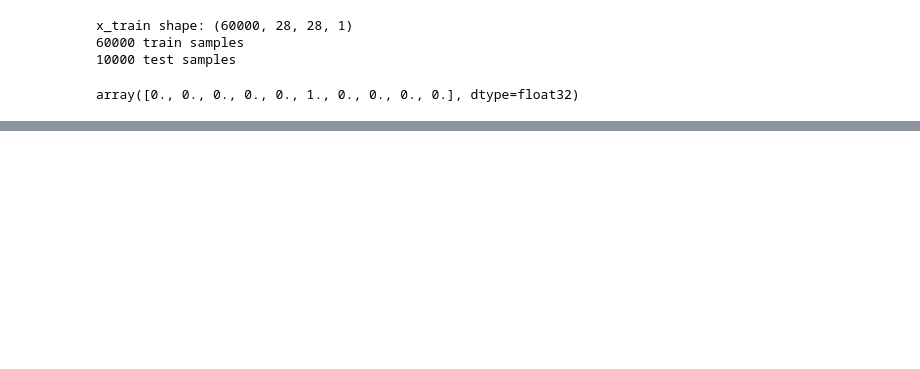
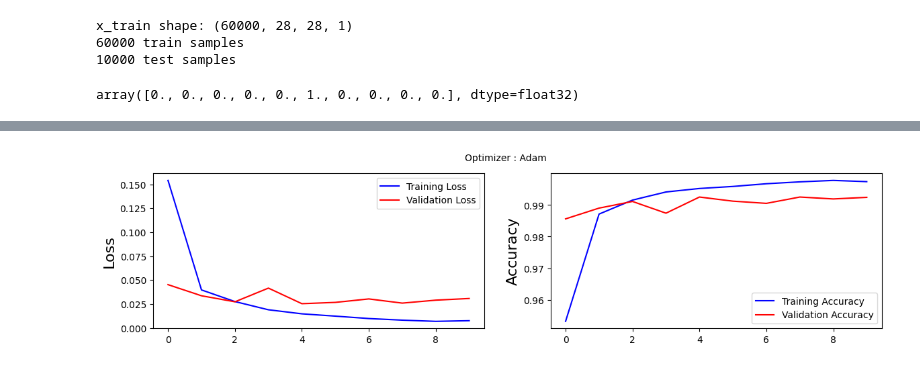
Before and after one commit to mohanrajmit/DL-Training, a Jupyter notebook: MNIST_keras_CNN.ipynb, the cells around one changed output, grey strips where cells are left out. Saved outputs shown, nothing was run; the diff lists cells and outputs as text; code cells hidden in the pictures; blank space fills up the shorter version.

```diff
--- a/MNIST_keras_CNN.ipynb
+++ b/MNIST_keras_CNN.ipynb
@@ -47,17 +54,19 @@ from keras.utils import np_utils
 # %%
 # convert class vectors to binary class matrices
-y_train = np_utils.to_categorical(y_train, num_classes)
-y_test = np_utils.to_categorical(y_test, num_classes)
+y_train = to_categorical(y_train, num_classes)
+y_test = to_categorical(y_test, num_classes)
 # %%
 y_train[100]
 # %% [output]
 array([0., 0., 0., 0., 0., 1., 0., 0., 0., 0.], dtype=float32)
 # %%
 model = Sequential()
-model.add(Conv2D(32, kernel_size=(3, 3),
+model.add(Conv2D(32, kernel_size=(5, 5),
                  activation='relu',
                  input_shape=input_shape))
-model.add(Conv2D(64, (3, 3), activation='relu'))
+model.add(Conv2D(64, (3, 3),padding='same' ,activation='relu'))
+model.add(MaxPooling2D(pool_size=(2, 2)))
+model.add(Conv2D(128, (3, 3),padding='same' ,activation='relu'))
 model.add(MaxPooling2D(pool_size=(2, 2)))
 #model.add(Dropout(0.25))
 model.add(Flatten())
@@ -87,7 +96,7 @@ _________________________________________________________________
 # %%
 model.compile(loss='categorical_crossentropy', optimizer='adam', metrics=['accuracy'])
 # %%
-model.fit(x_train, y_train,
+hist = model.fit(x_train, y_train,
           batch_size=batch_size,
           epochs=epochs,
           verbose=1,
@@ -123,0 +134,17 @@ Test accuracy: 0.9681000113487244
+# %%
+plt.figure(figsize=(14,3))
+plt.subplot(1, 2, 1)
+plt.suptitle('Optimizer : Adam', fontsize=10)
+plt.ylabel('Loss', fontsize=16)
+plt.plot(hist.history['loss'], color='b', label='Training Loss')
+plt.plot(hist.history['val_loss'], color='r', label='Validation Loss')
+plt.legend(loc='upper right')
+
+plt.subplot(1, 2, 2)
+plt.ylabel('Accuracy', fontsize=16)
+plt.plot(hist.history['accuracy'], color='b', label='Training Accuracy')
+plt.plot(hist.history['val_accuracy'], color='r', label='Validation Accuracy')
+plt.legend(loc='lower right')
+plt.show()
+# %% [output]
+[figure, added]
```
Also changed, not shown: parts of 8 cells of this notebook.
